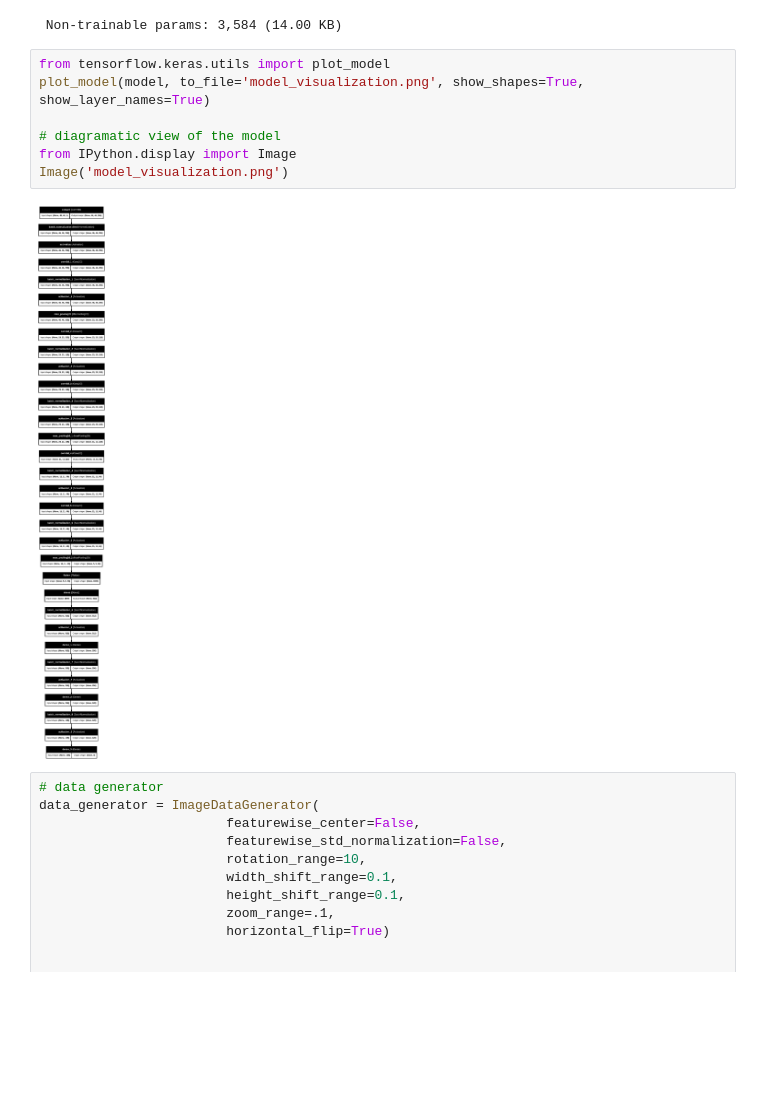
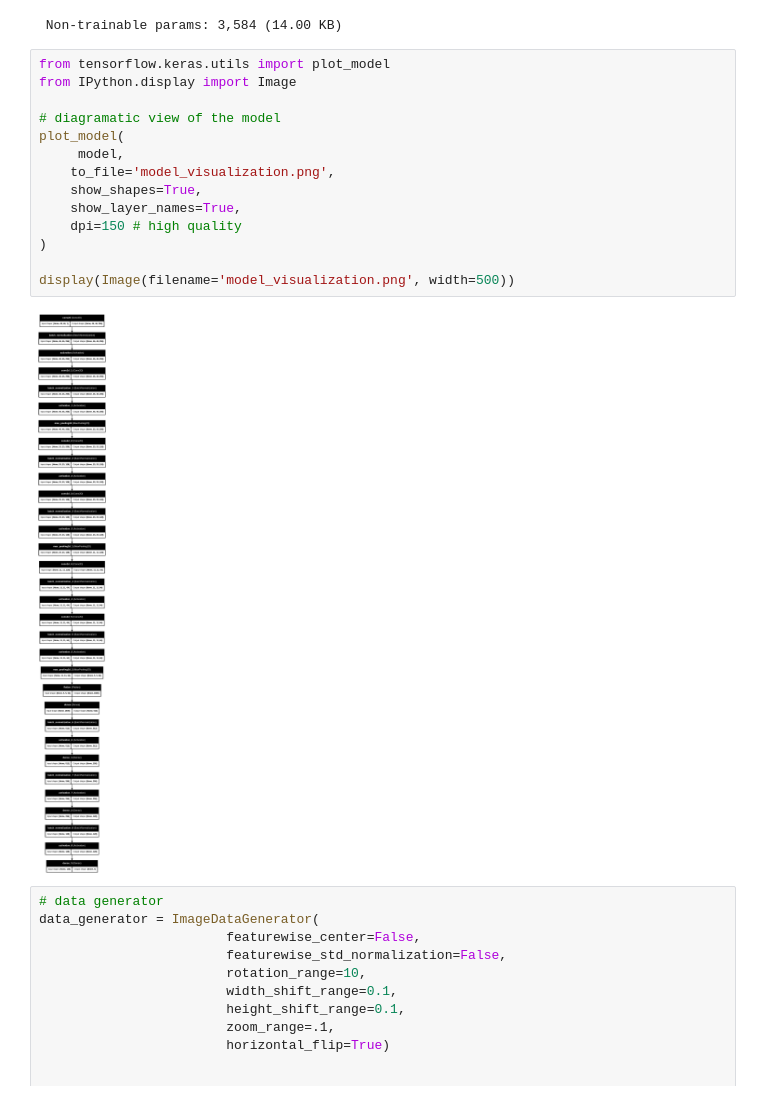
Before and after one commit to Ironsoldier353/Mood-based-music-playback-system, a Jupyter notebook: mood_detection.ipynb, the cells around one changed output. Drawn from its saved outputs; the diff is of its cells as text; blank space fills up the shorter version.

Commit message:
resize model diagram

```diff
--- a/mood_detection.ipynb
+++ b/mood_detection.ipynb
@@ -254,13 +254,20 @@ Model: "sequential"
  Non-trainable params: 3,584 (14.00 KB)
 # %%
 from tensorflow.keras.utils import plot_model
-plot_model(model, to_file='model_visualization.png', show_shapes=True, show_layer_names=True)
+from IPython.display import Image
 
 # diagramatic view of the model
-from IPython.display import Image
-Image('model_visualization.png')
+plot_model(
+     model,
+    to_file='model_visualization.png',
+    show_shapes=True,
+    show_layer_names=True,
+    dpi=150 # high quality
+)
+
+display(Image(filename='model_visualization.png', width=500))
 # %% [output]
-[figure, old version]
+[figure, new version]
 # %%
 # data generator
 data_generator = ImageDataGenerator(
```
